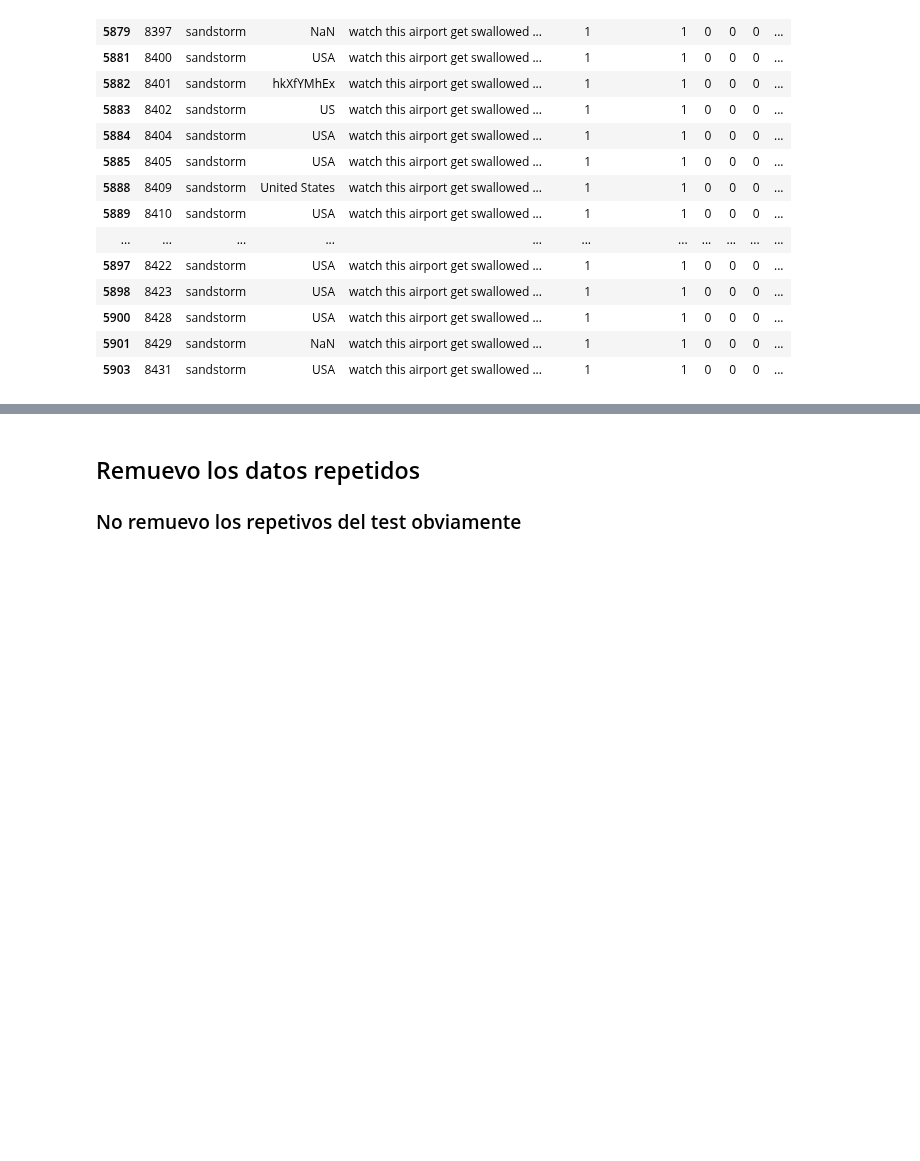
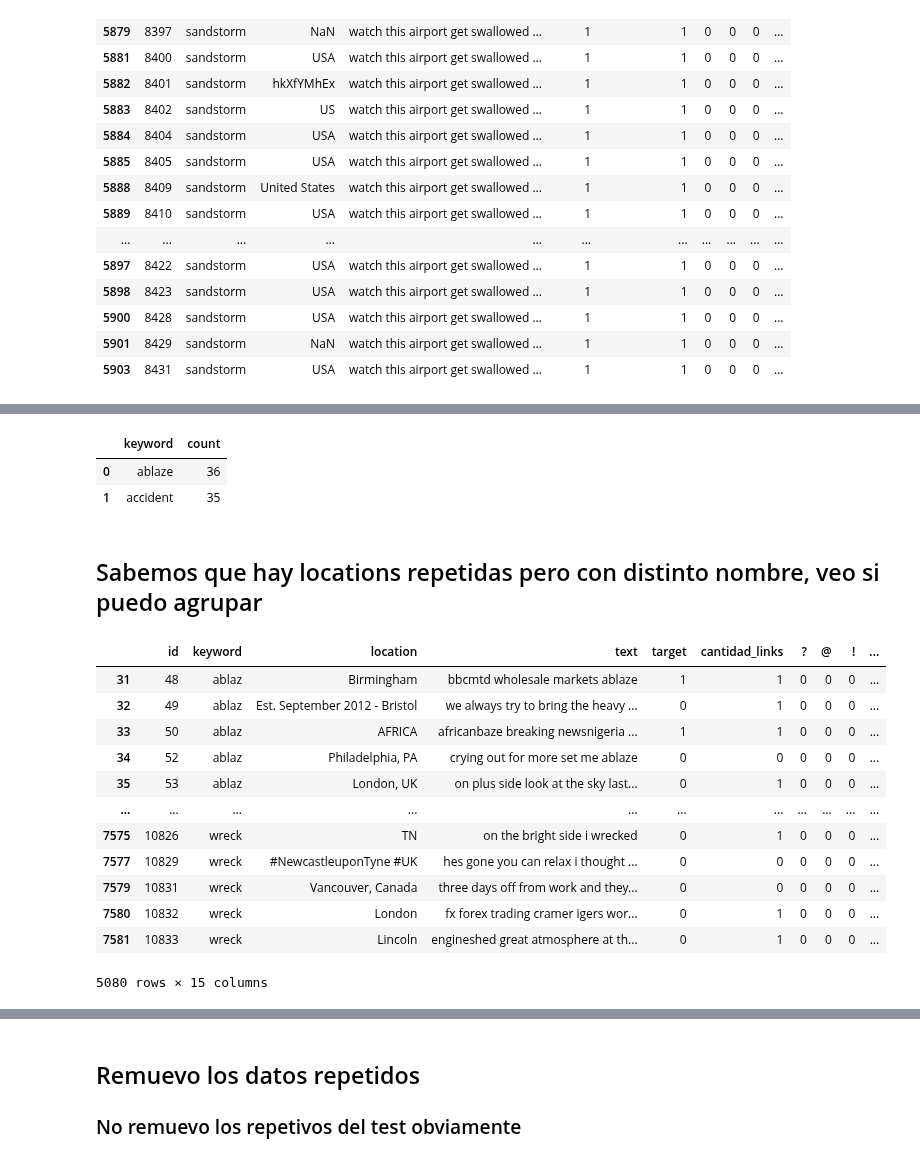
Before and after one commit to andi-carretero/TP2_Datos, a Jupyter notebook: Data_cleanner_con_stemming_en_textos.ipynb, the cells around one changed output, grey strips where cells are left out. Drawn from its saved outputs; the diff is of its cells as text; code cells hidden in the pictures; blank space fills up the shorter version.

```diff
--- a/Data_cleanner_con_stemming_en_textos.ipynb
+++ b/Data_cleanner_con_stemming_en_textos.ipynb
@@ -206,0 +220,8 @@ train_limpio.nlargest(20,'repeticiones')
+# %%
+keywordsCount = rowsWithNonNullKeyword.groupby("keyword").agg({"id": "count"}).reset_index()
+keywordsCount.columns = ["keyword", "count"]
+keywordsCount.head(2)
+# %% [output]
+|  | keyword | count |
+| 0 | ablaze | 36 |
+| 1 | accident | 35 |
@@ -206,0 +234,19 @@ train_limpio.nlargest(20,'repeticiones')
+# %% [markdown]
+## Sabemos que hay locations repetidas pero con distinto nombre, veo si puedo agrupar
+# %%
+rowsWithNonNullLocation = train_limpio.loc[train_limpio.location.notnull()].copy()
+rowsWithNonNullLocation
+# %% [output]
+|  | id | keyword | location | text | target | cantidad_links | ? | @ | ! | ... |
+| 31 | 48 | ablaz | Birmingham | bbcmtd wholesale markets ablaze | 1 | 1 | 0 | 0 | 0 | ... |
+| 32 | 49 | ablaz | Est. September 2012 - Bristol | we always try to bring the heavy ... | 0 | 1 | 0 | 0 | 0 | ... |
+| 33 | 50 | ablaz | AFRICA | africanbaze breaking newsnigeria ... | 1 | 1 | 0 | 0 | 0 | ... |
+| 34 | 52 | ablaz | Philadelphia, PA | crying out for more set me ablaze | 0 | 0 | 0 | 0 | 0 | ... |
+| 35 | 53 | ablaz | London, UK | on plus side look at the sky last... | 0 | 1 | 0 | 0 | 0 | ... |
+| ... | ... | ... | ... | ... | ... | ... | ... | ... | ... | ... |
+| 7575 | 10826 | wreck | TN | on the bright side i wrecked | 0 | 1 | 0 | 0 | 0 | ... |
+| 7577 | 10829 | wreck | #NewcastleuponTyne #UK | hes gone you can relax i thought ... | 0 | 0 | 0 | 0 | 0 | ... |
+| 7579 | 10831 | wreck | Vancouver, Canada | three days off from work and they... | 0 | 0 | 0 | 0 | 0 | ... |
+| 7580 | 10832 | wreck | London | fx forex trading cramer igers wor... | 0 | 1 | 0 | 0 | 0 | ... |
+| 7581 | 10833 | wreck | Lincoln | engineshed great atmosphere at th... | 0 | 1 | 0 | 0 | 0 | ... |
+5080 rows × 15 columns
```
Also changed, not shown: parts of 28 cells of this notebook, 2 other files.
